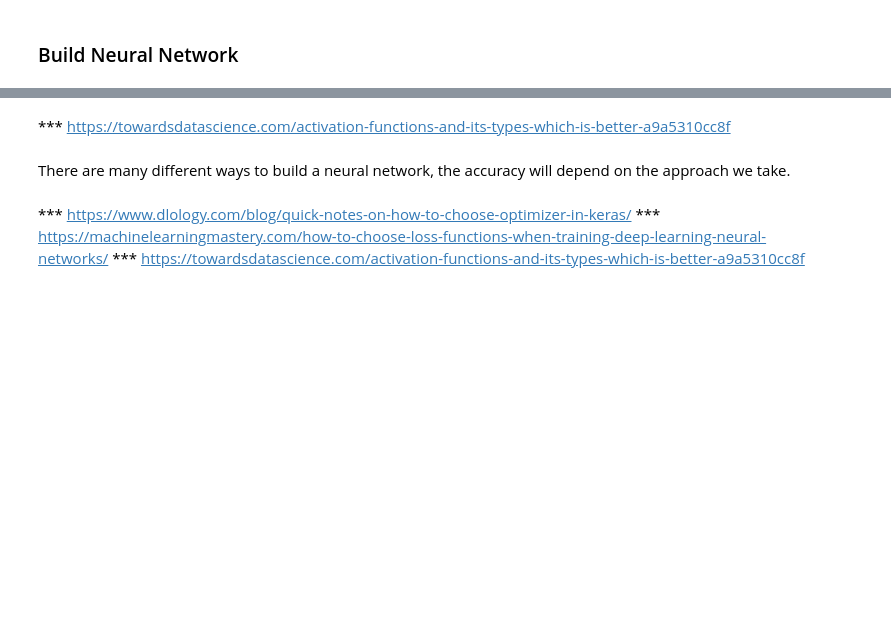
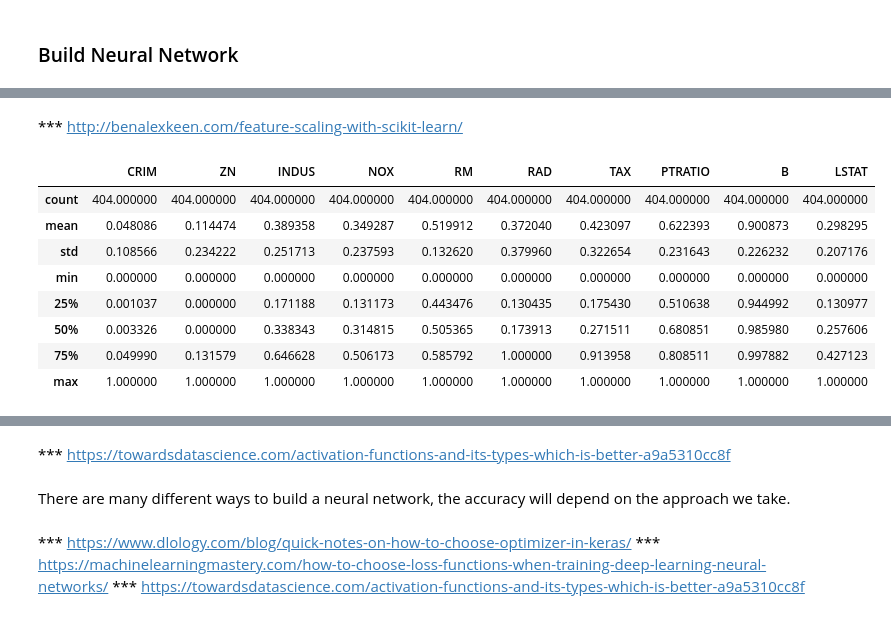
Before and after one commit to Pmcg1/ML-S_Project_2019, a Jupyter notebook: ML-S_2019.ipynb, the cells around one changed output, grey strips where cells are left out. Saved outputs shown, nothing was run; the diff lists cells and outputs as text; code cells hidden in the pictures; blank space fills up the shorter version.

```diff
--- a/ML-S_2019.ipynb
+++ b/ML-S_2019.ipynb
@@ -377,8 +388,2 @@ Name: 331, dtype: float64
 # %% [markdown]
 ### Build Neural Network
-# %%
-mean = inputs_train.mean()
-std = inputs_train.std()
-
-inputs_train = (inputs_train - mean)/std
-inputs_test = (inputs_test - mean)/std
@@ -384,0 +403,18 @@ inputs_test = (inputs_test - mean)/std
+# %%
+scaler = preprocessing.MinMaxScaler()
+# %% [markdown]
+*** http://benalexkeen.com/feature-scaling-with-scikit-learn/
+# %%
+inputs_train_scaled = pd.DataFrame(scaler.fit_transform(inputs_train), columns=inputs.columns)
+# %%
+inputs_train_scaled.describe()
+# %% [output]
+|  | CRIM | ZN | INDUS | NOX | RM | RAD | TAX | PTRATIO | B | LSTAT |
+| count | 404.000000 | 404.000000 | 404.000000 | 404.000000 | 404.000000 | 404.000000 | 404.000000 | 404.000000 | 404.000000 | 404.000000 |
+| mean | 0.048086 | 0.114474 | 0.389358 | 0.349287 | 0.519912 | 0.372040 | 0.423097 | 0.622393 | 0.900873 | 0.298295 |
+| std | 0.108566 | 0.234222 | 0.251713 | 0.237593 | 0.132620 | 0.379960 | 0.322654 | 0.231643 | 0.226232 | 0.207176 |
+| min | 0.000000 | 0.000000 | 0.000000 | 0.000000 | 0.000000 | 0.000000 | 0.000000 | 0.000000 | 0.000000 | 0.000000 |
+| 25% | 0.001037 | 0.000000 | 0.171188 | 0.131173 | 0.443476 | 0.130435 | 0.175430 | 0.510638 | 0.944992 | 0.130977 |
+| 50% | 0.003326 | 0.000000 | 0.338343 | 0.314815 | 0.505365 | 0.173913 | 0.271511 | 0.680851 | 0.985980 | 0.257606 |
+| 75% | 0.049990 | 0.131579 | 0.646628 | 0.506173 | 0.585792 | 1.000000 | 0.913958 | 0.808511 | 0.997882 | 0.427123 |
+| max | 1.000000 | 1.000000 | 1.000000 | 1.000000 | 1.000000 | 1.000000 | 1.000000 | 1.000000 | 1.000000 | 1.000000 |
```
Also changed, not shown: parts of 35 cells of this notebook.
